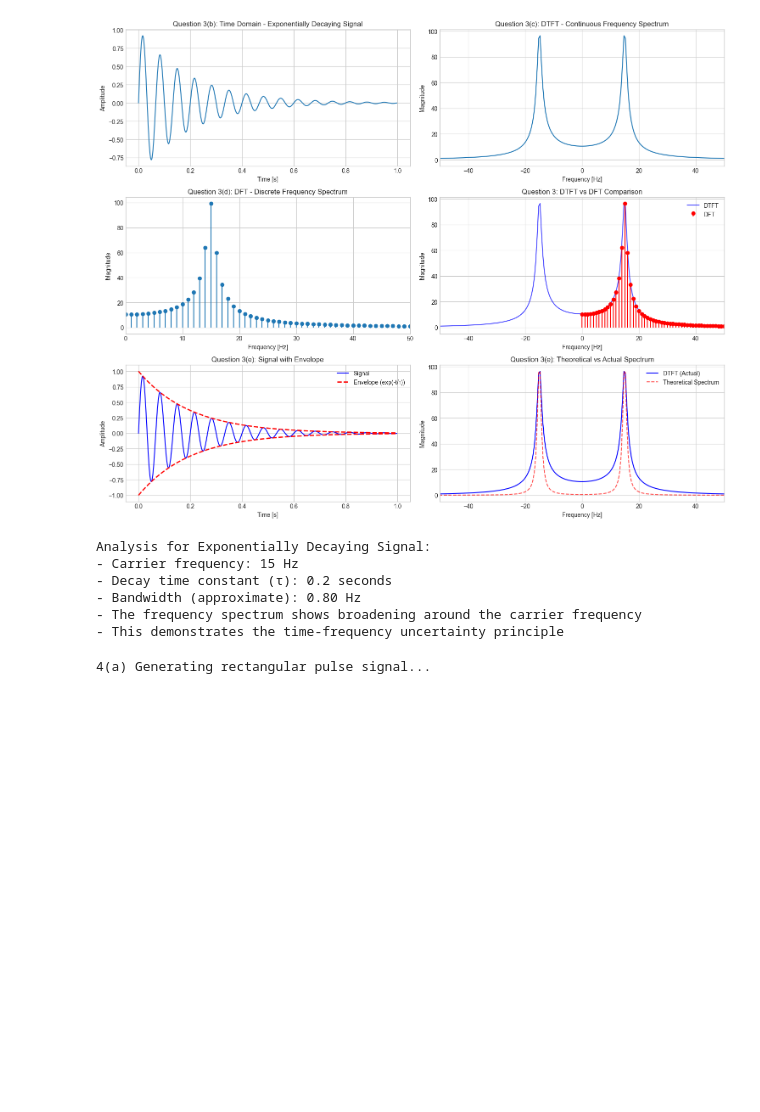
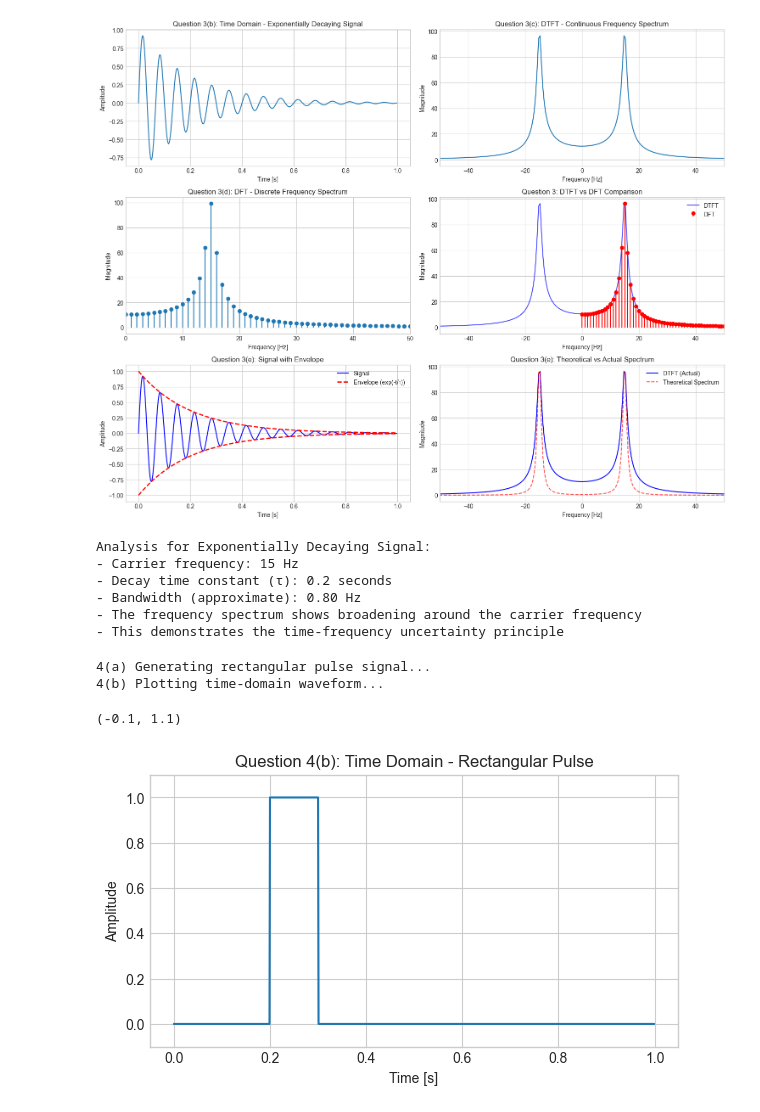
Before and after one commit to Abhijith-E/SPR-lab-2448503, a Jupyter notebook: Lab2.ipynb, the cells around one changed output. Cells and saved outputs as stored; diff of their text form; code cells hidden in the pictures; blank space fills up the shorter version.

Commit message:
plotted the rectangular pulse signal in the time domain with appropriate labels, grid, and amplitude limits

```diff
--- a/Lab2.ipynb
+++ b/Lab2.ipynb
@@ -272,14 +272,29 @@ Analysis for Exponentially Decaying Signal:
 # %%
 # QUESTION 4: Rectangular Pulse Signal
 
 # Part 4(a): Generate rectangular pulse signal
 print("\n4(a) Generating rectangular pulse signal...")
 pulse_width = 0.1  # seconds
 pulse_start = 0.2  # seconds
 pulse_end = pulse_start + pulse_width
 
 signal4 = np.zeros(N)
 pulse_indices = np.where((t >= pulse_start) & (t <= pulse_end))[0]
 signal4[pulse_indices] = 1.0
+
+# Part 4(b): Plot time-domain waveform
+print("4(b) Plotting time-domain waveform...")
+plt.figure(figsize=(15, 12))
+
+plt.subplot(3, 2, 1)
+plt.plot(t, signal4)
+plt.title('Question 4(b): Time Domain - Rectangular Pulse')
+plt.xlabel('Time [s]')
+plt.ylabel('Amplitude')
+plt.grid(True)
+plt.ylim(-0.1, 1.1)
 # %% [output]
 4(a) Generating rectangular pulse signal...
+4(b) Plotting time-domain waveform...
+(-0.1, 1.1)
+[figure, added]
```
